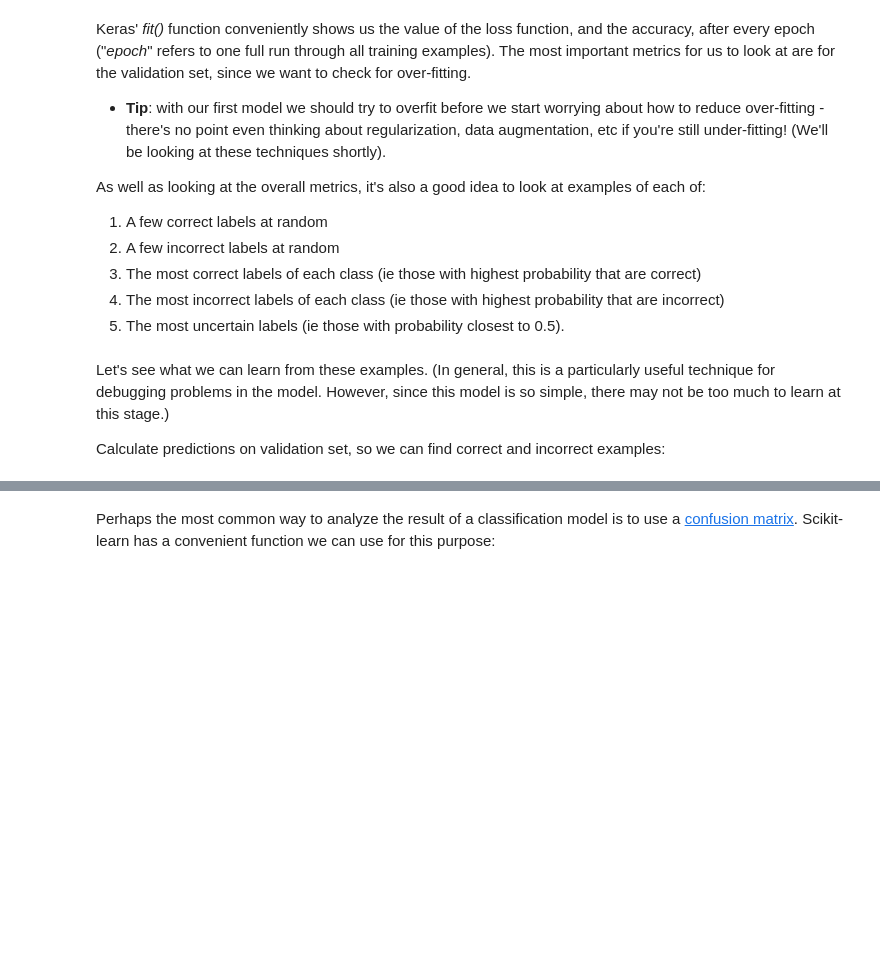
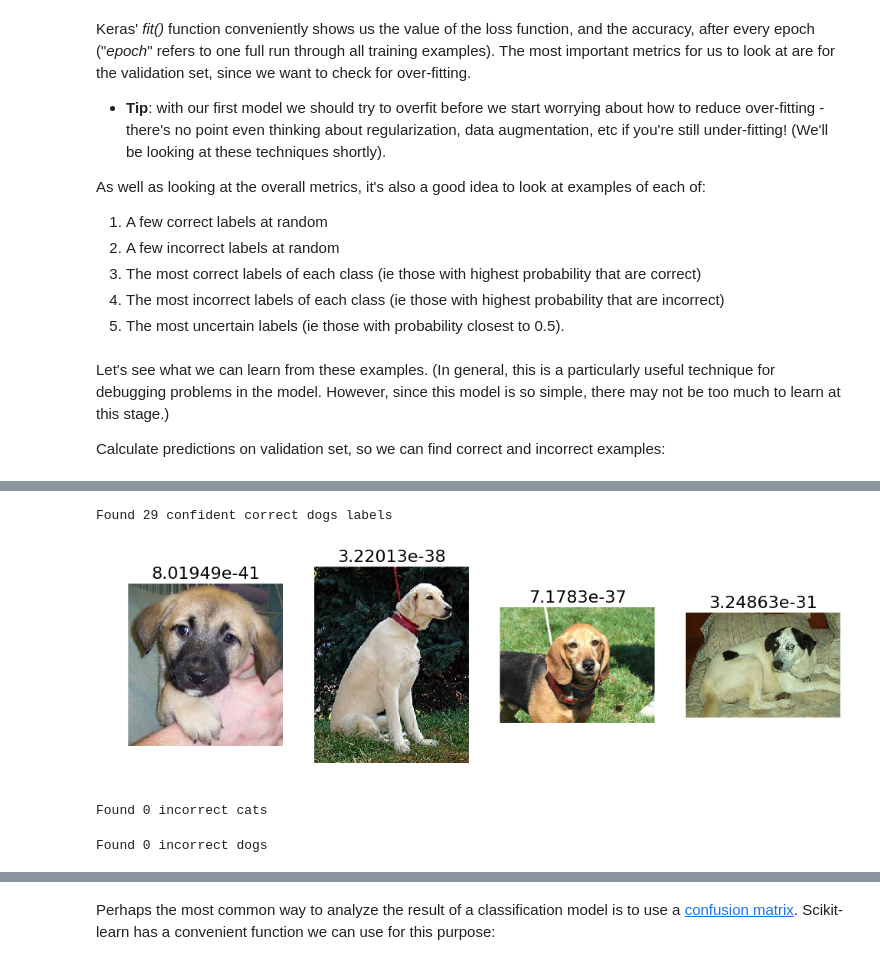
Before and after one commit to workflow/courses, a Jupyter notebook: deeplearning1/nbs/week-2-assignment/cats-dogs-redux-from-scratch/dogs_cats_redux_from_scratch.ipynb, the cells around one changed output, grey strips where cells are left out. Cells and saved outputs as stored; diff of their text form; code cells hidden in the pictures; blank space fills up the shorter version.

```diff
--- a/deeplearning1/nbs/week-2-assignment/cats-dogs-redux-from-scratch/dogs_cats_redux_from_scratch.ipynb
+++ b/deeplearning1/nbs/week-2-assignment/cats-dogs-redux-from-scratch/dogs_cats_redux_from_scratch.ipynb
@@ -305,23 +340,30 @@ plots_idx(correct_cats[most_correct_cats], our_predictions[correct_cats][most_co
 # %%
 #3b. The images we most confident were dogs, and are actually dogs
 correct_dogs = np.where((our_labels==1) & (our_labels==expected_labels))[0]
 print "Found %d confident correct dogs labels" % len(correct_dogs)
-most_correct_dogs = np.argsort(our_predictions[correct_dogs])[:n_view]
-plots_idx(correct_dogs[most_correct_dogs], our_predictions[correct_dogs][most_correct_dogs])
+most_correct_dogs = np.argsort(our_predictions[correct_dogs])[:NUMBER_OF_IMAGES_TO_VIEW]
+plot_validated_images_by_index(correct_dogs[most_correct_dogs], our_predictions[correct_dogs][most_correct_dogs])
+# %% [output]
+Found 29 confident correct dogs labels
+[figure, added]
 # %%
 #4a. The images we were most confident were cats, but are actually dogs
 incorrect_cats = np.where((our_labels==0) & (our_labels!=expected_labels))[0]
 print "Found %d incorrect cats" % len(incorrect_cats)
 if len(incorrect_cats):
-    most_incorrect_cats = np.argsort(our_predictions[incorrect_cats])[::-1][:n_view]
-    plots_idx(incorrect_cats[most_incorrect_cats], our_predictions[incorrect_cats][most_incorrect_cats])
+    most_incorrect_cats = np.argsort(our_predictions[incorrect_cats])[::-1][:NUMBER_OF_IMAGES_TO_VIEW]
+    plot_validated_images_by_index(incorrect_cats[most_incorrect_cats], our_predictions[incorrect_cats][most_incorrect_cats])
+# %% [output]
+Found 0 incorrect cats
 # %%
 #4b. The images we were most confident were dogs, but are actually cats
 incorrect_dogs = np.where((our_labels==1) & (our_labels!=expected_labels))[0]
 print "Found %d incorrect dogs" % len(incorrect_dogs)
 if len(incorrect_dogs):
-    most_incorrect_dogs = np.argsort(our_predictions[incorrect_dogs])[:n_view]
-    plots_idx(incorrect_dogs[most_incorrect_dogs], our_predictions[incorrect_dogs][most_incorrect_dogs])
+    most_incorrect_dogs = np.argsort(our_predictions[incorrect_dogs])[:NUMBER_OF_IMAGES_TO_VIEW]
+    plot_validated_images_by_index(incorrect_dogs[most_incorrect_dogs], our_predictions[incorrect_dogs][most_incorrect_dogs])
+# %% [output]
+Found 0 incorrect dogs
 # %%
 #5. The most uncertain labels (ie those with probability closest to 0.5).
 most_uncertain = np.argsort(np.abs(our_predictions-0.5))
```
Also changed, not shown: parts of 24 cells of this notebook.
